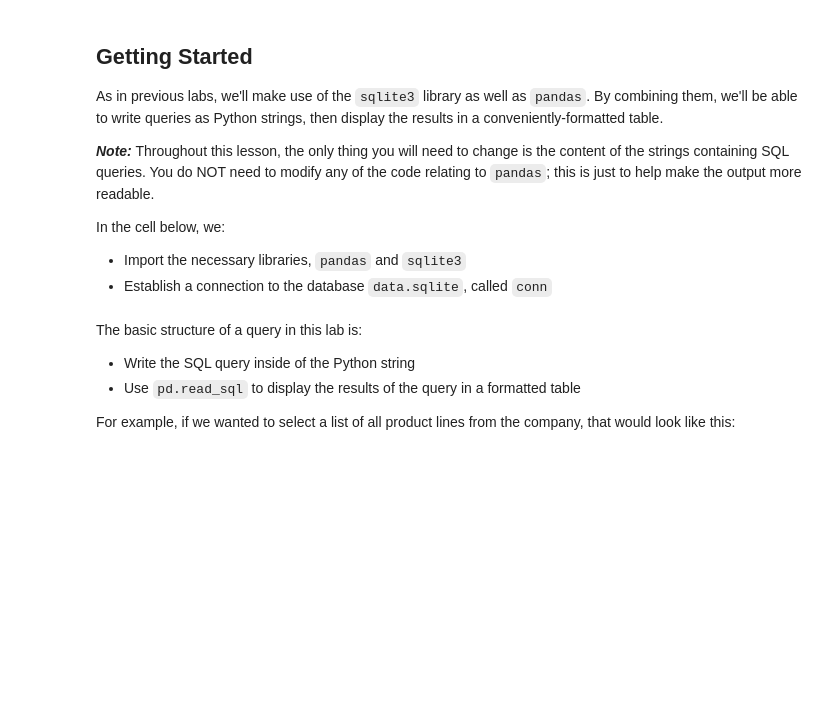
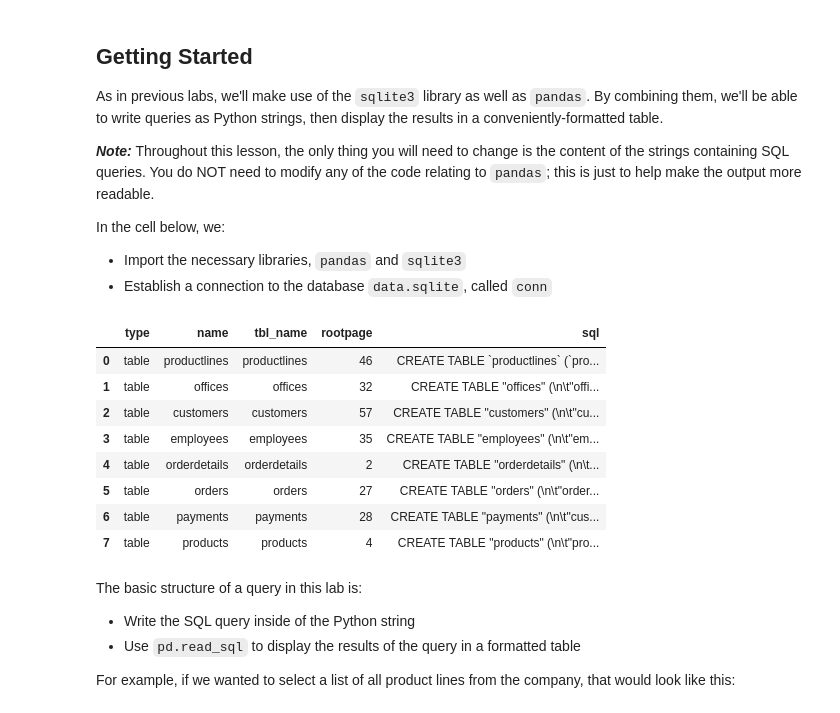
Before and after one commit to ewjohn127/dsc-sql-lab, a Jupyter notebook: index.ipynb, the cells around one changed output. Cells and saved outputs as stored; diff of their text form; code cells hidden in the pictures; blank space fills up the shorter version.

```diff
--- a/index.ipynb
+++ b/index.ipynb
@@ -49,6 +49,18 @@ import sqlite3
 import pandas as pd
 
 conn = sqlite3.Connection("data.sqlite")
+# %%
+pd.read_sql("""SELECT * FROM sqlite_master""",conn)
+# %% [output]
+|  | type | name | tbl_name | rootpage | sql |
+| 0 | table | productlines | productlines | 46 | CREATE TABLE `productlines` (`pro... |
+| 1 | table | offices | offices | 32 | CREATE TABLE "offices" (\n\t"offi... |
+| 2 | table | customers | customers | 57 | CREATE TABLE "customers" (\n\t"cu... |
+| 3 | table | employees | employees | 35 | CREATE TABLE "employees" (\n\t"em... |
+| 4 | table | orderdetails | orderdetails | 2 | CREATE TABLE "orderdetails" (\n\t... |
+| 5 | table | orders | orders | 27 | CREATE TABLE "orders" (\n\t"order... |
+| 6 | table | payments | payments | 28 | CREATE TABLE "payments" (\n\t"cus... |
+| 7 | table | products | products | 4 | CREATE TABLE "products" (\n\t"pro... |
 # %% [markdown]
 The basic structure of a query in this lab is:
 
```
